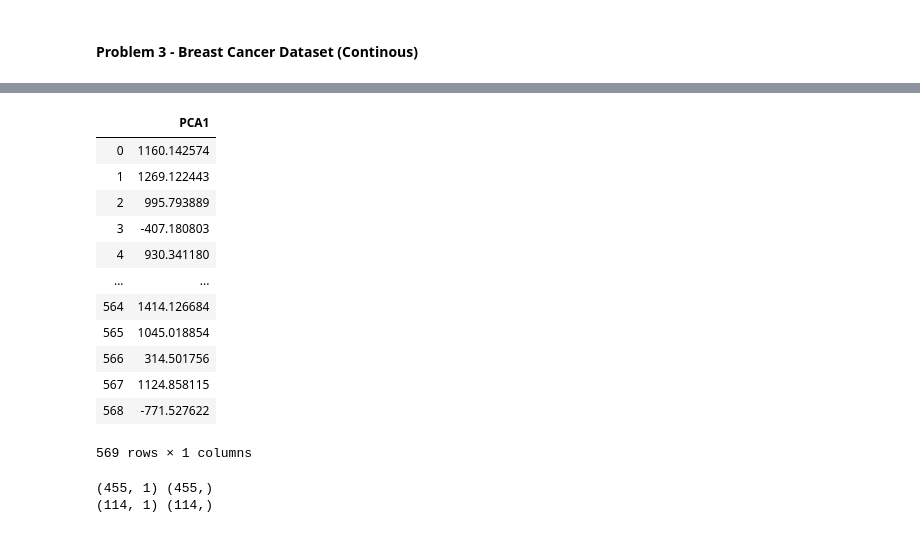
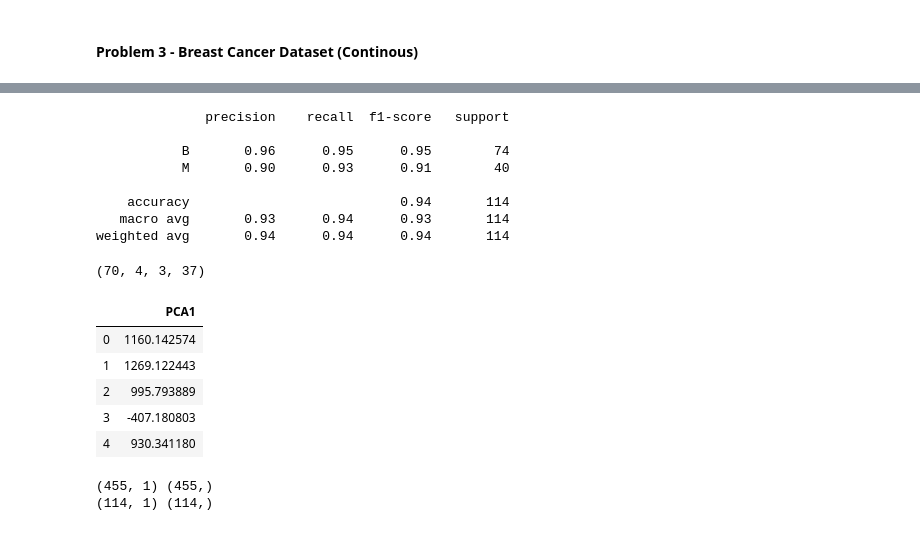
Before and after one commit to dokuritsu/CS422---Data-Mining, a Jupyter notebook: Homework/Homework 2/Homework 2.ipynb, the cells around one changed output, grey strips where cells are left out. Saved outputs shown, nothing was run; the diff lists cells and outputs as text; code cells hidden in the pictures.

```diff
--- a/Homework/Homework 2/Homework 2.ipynb
+++ b/Homework/Homework 2/Homework 2.ipynb
@@ -642,8 +648,6 @@ The feature that was selected for the first split is 'mean texture', which was d
 #### Problem 3 - Breast Cancer Dataset (Continous)
 # %%
 #Set up dataframe
-breastCancer = load_breast_cancer()
-bc_df_two = pd.DataFrame(breastCancer.data, columns=breastCancer.feature_names)
 bc_df_two = pd.read_csv("wdbc.data", names=['ID','Diagnosis', 'mean radius', 'mean texture', 'mean perimeter', 'mean area',
        'mean smoothness', 'mean compactness', 'mean concavity',
        'mean concave points', 'mean symmetry', 'mean fractal dimension',
@@ -658,7 +662,7 @@ bc_df_two = bc_df_two.drop(columns=['ID'])
 #Store Diagnosis label & drop it for pca
 diagnosis = bc_df_two['Diagnosis']
 bc_df_two = bc_df_two.drop(columns=['Diagnosis'])
-bc_df_two
+bc_df_two.head()
 # %% [output]
 |  | mean radius | mean texture | mean perimeter | mean area | mean smoothness | mean compactness | ... |
 | 0 | 17.99 | 10.38 | 122.80 | 1001.0 | 0.11840 | 0.27760 | ... |
@@ -676,24 +708,36 @@ bc_df_two
+# %%
+#Look at main classification metrics
+print(metrics.classification_report(expected, predicted))
+# %% [output]
+              precision    recall  f1-score   support
+
+           B       0.96      0.95      0.95        74
+           M       0.90      0.93      0.91        40
+
+    accuracy                           0.94       114
+   macro avg       0.93      0.94      0.93       114
+weighted avg       0.94      0.94      0.94       114
+# %%
+#Create confusion matrix
+from sklearn.metrics import confusion_matrix
+tn, fp, fn, tp = confusion_matrix(expected, predicted).ravel()
+(tn, fp, fn, tp)
+# %% [output]
+(70, 4, 3, 37)
 # %%
 #Creating pca with component 1
 from sklearn import decomposition
 pca = decomposition.PCA(n_components=1)
 pca_bc_ds = pca.fit_transform(bc_df_two)
 pca_bf = pd.DataFrame(data=pca_bc_ds, columns=['PCA1'])
-pca_bf
+pca_bf.head()
 # %% [output]
 |  | PCA1 |
 | 0 | 1160.142574 |
 | 1 | 1269.122443 |
 | 2 | 995.793889 |
 | 3 | -407.180803 |
 | 4 | 930.341180 |
-| ... | ... |
-| 564 | 1414.126684 |
-| 565 | 1045.018854 |
-| 566 | 314.501756 |
-| 567 | 1124.858115 |
-| 568 | -771.527622 |
-569 rows × 1 columns
 # %%
 #Set-up data as samples and features
 X = pca_bf
```
Also changed, not shown: parts of 17 cells of this notebook.
